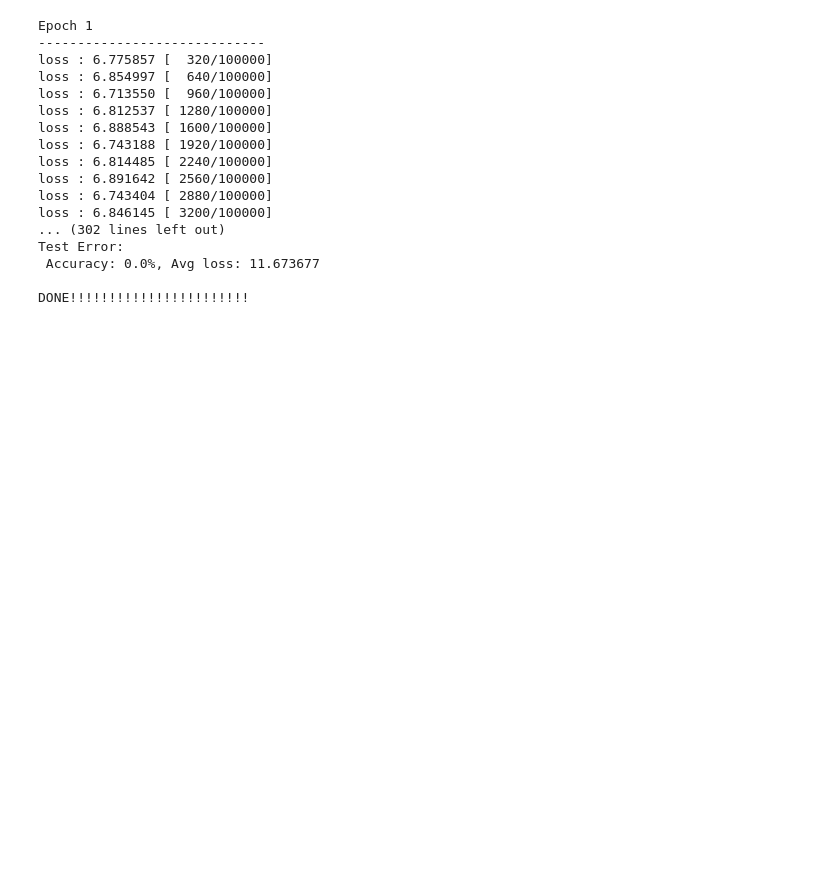
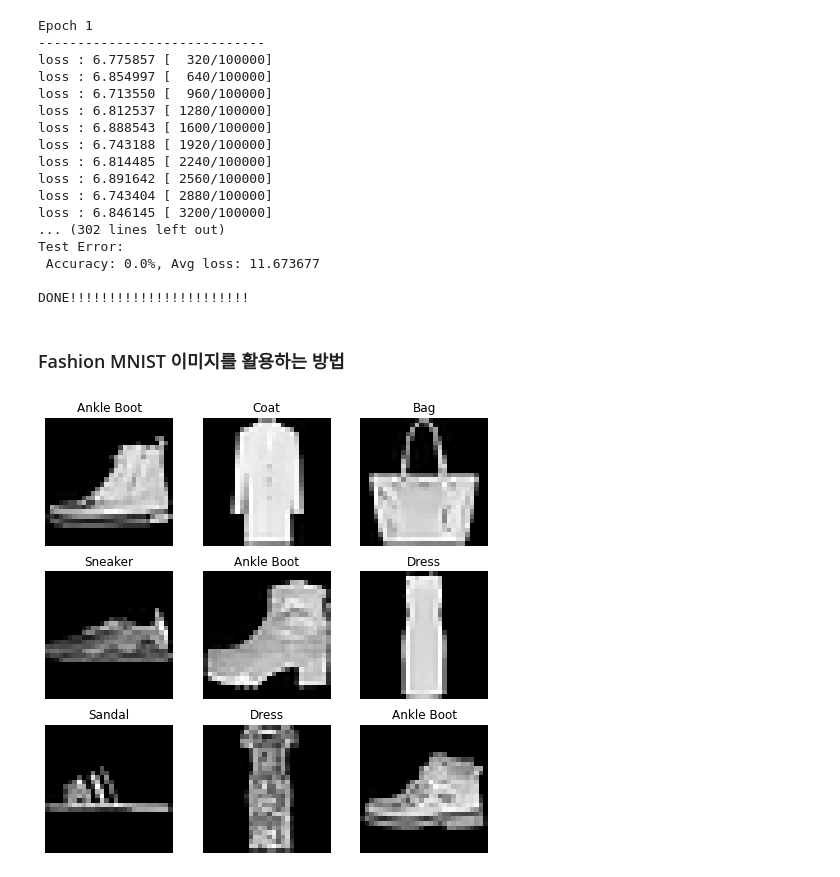
Before and after one commit to hwarang97/Image_classification, a Jupyter notebook: VGG16_pytorch.ipynb, the cells around one changed output. Cells and saved outputs as stored; diff of their text form; code cells hidden in the pictures; blank space fills up the shorter version.

```diff
--- a/VGG16_pytorch.ipynb
+++ b/VGG16_pytorch.ipynb
@@ -225,3 +227,5 @@ Test Error:
  Accuracy: 0.0%, Avg loss: 11.673677
 
 DONE!!!!!!!!!!!!!!!!!!!!!!!
+# %% [markdown]
+### Fashion MNIST 이미지를 활용하는 방법
@@ -227,0 +238,45 @@ DONE!!!!!!!!!!!!!!!!!!!!!!!
+# %%
+training_data = torchvision.datasets.FashionMNIST( # (60000, 28, 28)
+    root='./data/',
+    train = True,
+    transform = ToTensor(),
+    download=True,
+)
+
+test_data = torchvision.datasets.FashionMNIST(
+    root='./data/',
+    train=False,
+    transform=ToTensor(),
+    download=True,
+)
+
+train_dataloader = DataLoader(training_data, batch_size=128)
+test_dataloader = DataLoader(test_data, batch_size=128)
+# %%
+# 데이터셋이 제대로 들어갔는지 시각화해서 확인
+
+labels_map = {
+    0: 'T-Shirt',
+    1: 'Trouser',
+    2: 'Pullover',
+    3: 'Dress',
+    4: 'Coat',
+    5: 'Sandal',
+    6: 'Shirt',
+    7: 'Sneaker',
+    8: 'Bag',
+    9: 'Ankle Boot',
+}
+
+figure = plt.figure(figsize=(8,8))
+cols, rows = 3, 3
+for i in range(1, rows*cols+1):
+  sample_idx = torch.randint(len(training_data), size=(1,)).item() # Tensor에서 값이 하나만 있는 걸 꺼낼때 사용
+  img, label = training_data[sample_idx]
+  figure.add_subplot(rows, cols, i)
+  plt.title(labels_map[label])
+  plt.axis('off') # 축 눈금등을 없애주는 메소드, 기본값:True
+  plt.imshow(img.squeeze(), cmap='gray')
+plt.show()
+# %% [output]
+[figure, added]
```
Also changed, not shown: parts of 4 cells of this notebook.
